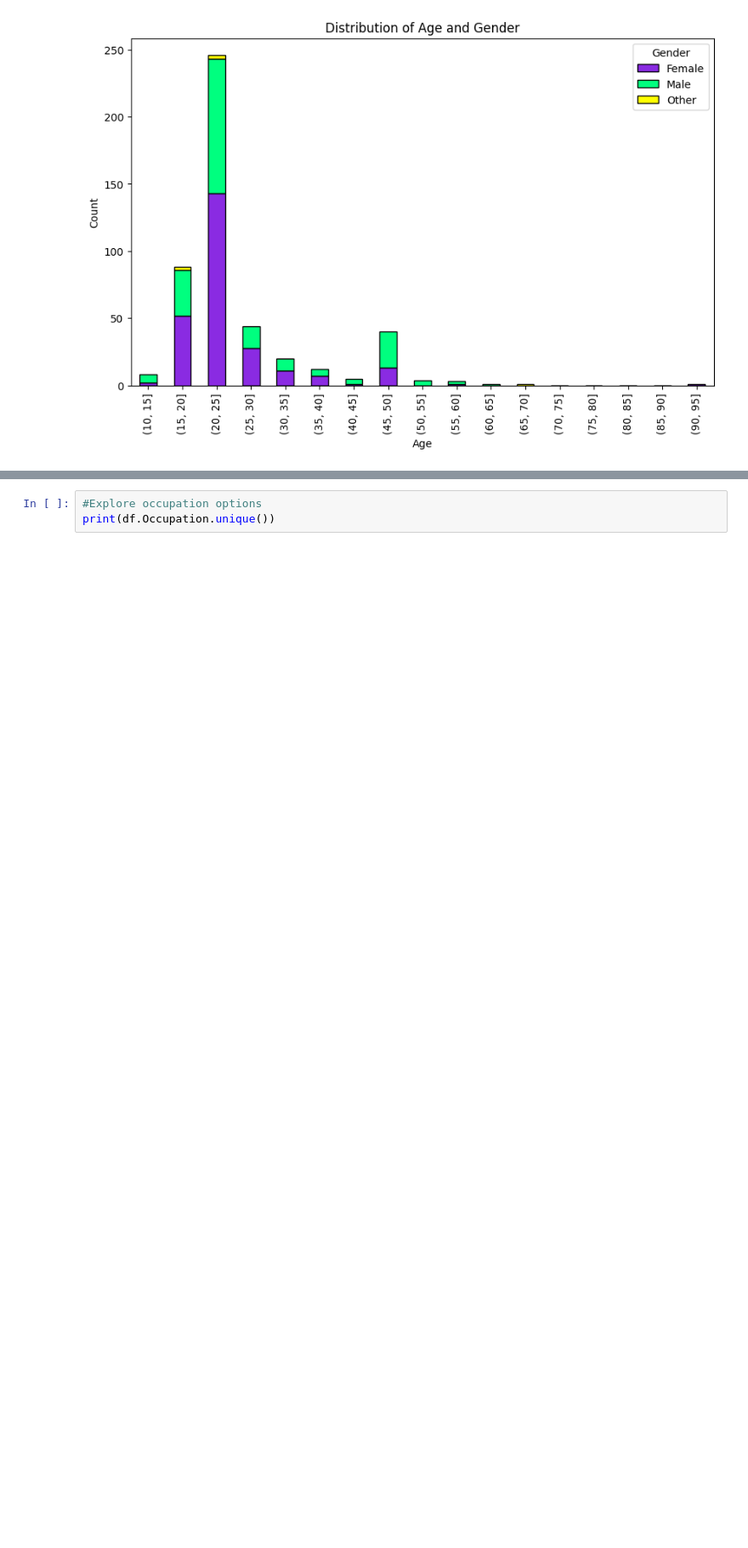
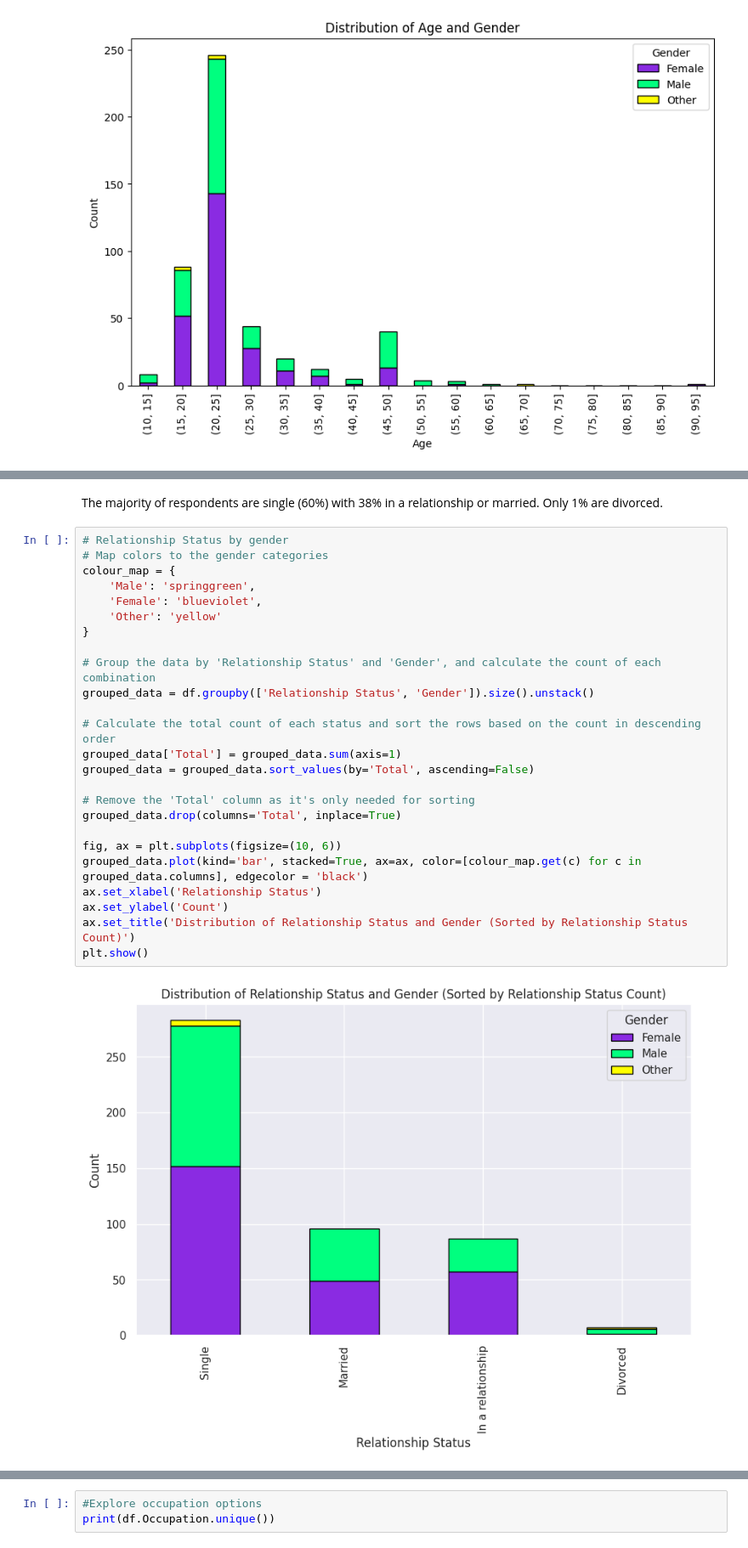
Before and after one commit to ookadeet/SocialMedia-MentalHealth, a Jupyter notebook: smmh.ipynb, the cells around one changed output, grey strips where cells are left out. Shown at 85% size. Saved outputs shown, nothing was run; the diff lists cells and outputs as text; blank space fills up the shorter version.

```diff
--- a/smmh.ipynb
+++ b/smmh.ipynb
@@ -402,0 +435,29 @@ Where there is a split of genders female outnumbers male in all age bins, aside
+# %% [markdown]
+The majority of respondents are single (60%) with 38% in a relationship or married. Only 1% are divorced.
+# %%
+# Relationship Status by gender
+# Map colors to the gender categories
+colour_map = {
+    'Male': 'springgreen',
+    'Female': 'blueviolet',
+    'Other': 'yellow'
+}
+
+# Group the data by 'Relationship Status' and 'Gender', and calculate the count of each combination
+grouped_data = df.groupby(['Relationship Status', 'Gender']).size().unstack()
+
+# Calculate the total count of each status and sort the rows based on the count in descending order
+grouped_data['Total'] = grouped_data.sum(axis=1)
+grouped_data = grouped_data.sort_values(by='Total', ascending=False)
+
+# Remove the 'Total' column as it's only needed for sorting
+grouped_data.drop(columns='Total', inplace=True)
+
+fig, ax = plt.subplots(figsize=(10, 6))
+grouped_data.plot(kind='bar', stacked=True, ax=ax, color=[colour_map.get(c) for c in grouped_data.columns], edgecolor = 'black')
+ax.set_xlabel('Relationship Status')
+ax.set_ylabel('Count')
+ax.set_title('Distribution of Relationship Status and Gender (Sorted by Relationship Status Count)')
+plt.show()
+# %% [output]
+[figure, added]
```
Also changed, not shown: parts of 22 cells of this notebook.
